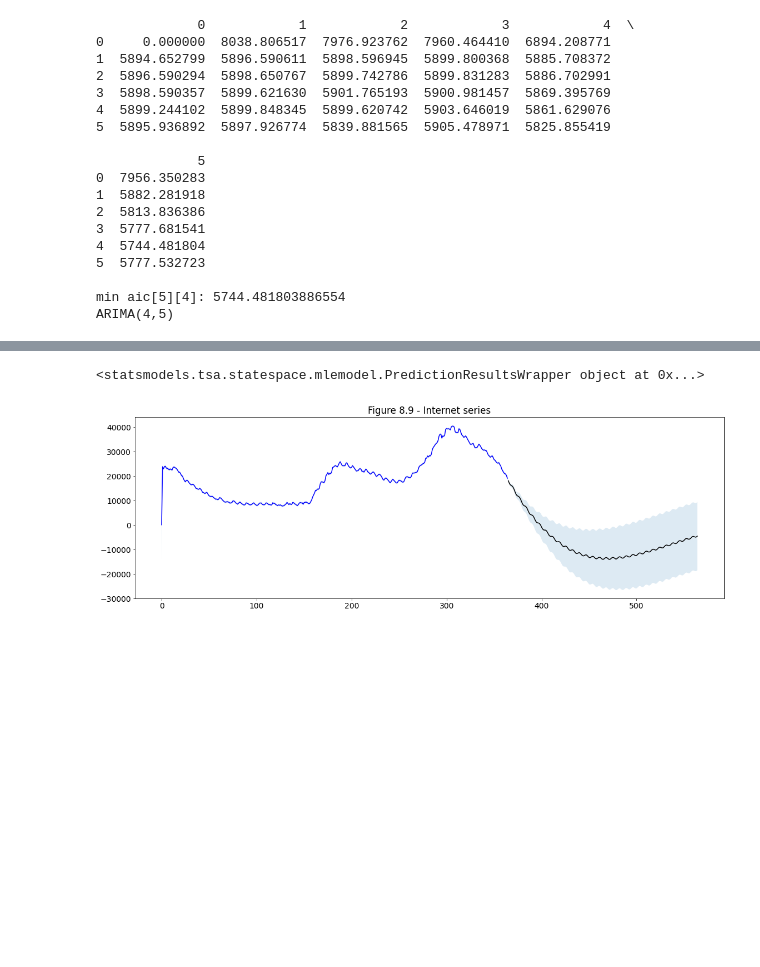
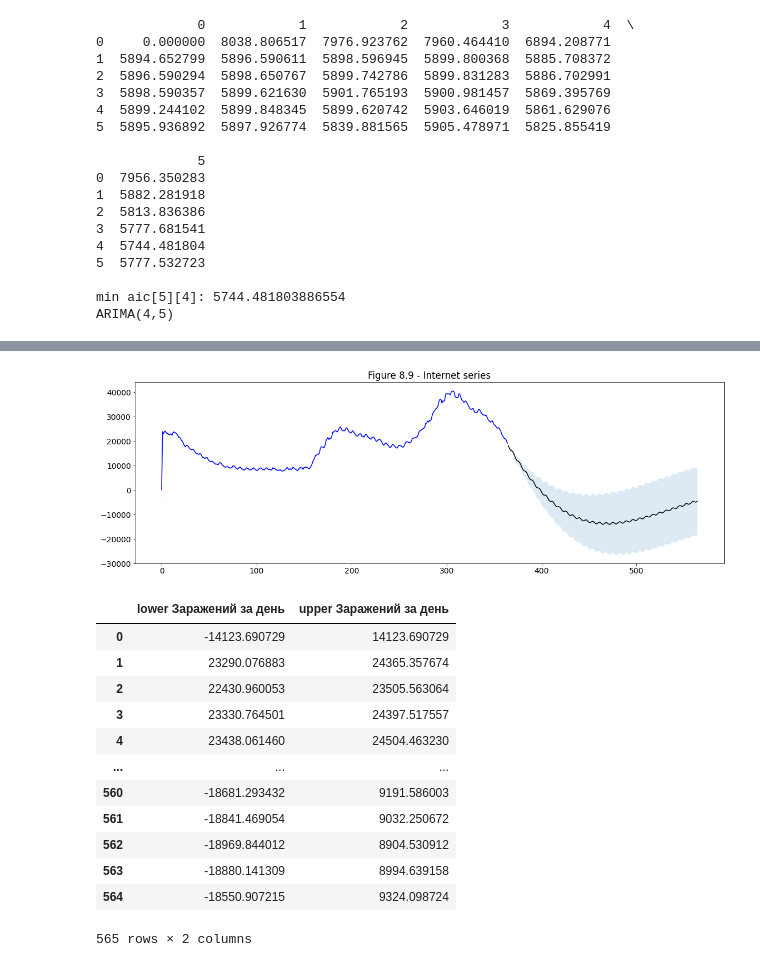
Before and after one commit to Machalkas/ts-covid, a Jupyter notebook: TS.ipynb, the cells around one changed output, grey strips where cells are left out. Cells and saved outputs as stored; diff of their text form; code cells hidden in the pictures; blank space fills up the shorter version.

```diff
--- a/TS.ipynb
+++ b/TS.ipynb
@@ -60,7 +60,8 @@ data=data.loc[data['Страна'] == "Россия"]
 data.drop("Страна",1, inplace=True)
 # data.plot(figsize=(19,4))
 y=data.loc[:,["Дата","Заражений за день"]]
-y=y.set_index(["Дата"])
+# y=y.set_index(["Дата"])
+y.index=y["Дата"]
 print(y)
 y.plot(figsize=(19,4))
 plt.show()
@@ -106,7 +107,7 @@ for p in range(6):
             continue
 
         # Estimate the model with no missing datapoints
-        mod = sm.tsa.statespace.SARIMAX(y, order=(p,0,q), enforce_invertibility=False)
+        mod = sm.tsa.statespace.SARIMAX(y["Заражений за день"], order=(p,0,q), enforce_invertibility=False)
         try:
             res = mod.fit(disp=False)
             aic_full.iloc[p,q] = res.aic
@@ -152,7 +153,7 @@ ARIMA(4,5)
 # print("min aic[%s][%s]:"%(j[0],i[0]) ,aic_miss[j[0]][i[0]])
 # print("ARIMA(%s,%s)"%(i[0],j[0]))
 # %%
-mod = sm.tsa.statespace.SARIMAX(y, order=(i[0],0,j[0]))
+mod = sm.tsa.statespace.SARIMAX(y["Заражений за день"], order=(i[0],0,j[0]))
 res = mod.fit(disp=False)
 print(res.summary())
 # %% [output]
@@ -176,20 +177,35 @@ Warnings:
 # %%
 # In-sample one-step-ahead predictions, and out-of-sample forecasts
 nforecast = 200
 predict = res.get_prediction(end=mod.nobs + nforecast)
 idx = np.arange(len(predict.predicted_mean))
 predict_ci = predict.conf_int(alpha=0.5)
 # print(predict_ci.get("lower Deaths").values)
 # Graph
 fig, ax = plt.subplots(figsize=(19,6))
 # ax.xaxis.grid()
 # ax.plot(y, 'k.')
 # Plot
 ax.plot(idx[:-nforecast], predict.predicted_mean[:-nforecast], 'blue')
 ax.plot(idx[-nforecast:], predict.predicted_mean[-nforecast:], 'black')
 ax.fill_between(idx, predict_ci.get(predict_ci.columns[0]).values, predict_ci.get(predict_ci.columns[1]).values, alpha=0.15)
 ax.set(title='Figure 8.9 - Internet series')
 plt.show()
+x=predict.predicted_mean[-nforecast:]
+x
+predict_ci
 # %% [output]
+[figure]
+|  | lower Заражений за день | upper Заражений за день |
+| 0 | -14123.690729 | 14123.690729 |
+| 1 | 23290.076883 | 24365.357674 |
+| 2 | 22430.960053 | 23505.563064 |
+| 3 | 23330.764501 | 24397.517557 |
+| 4 | 23438.061460 | 24504.463230 |
+| ... | ... | ... |
+| 560 | -18681.293432 | 9191.586003 |
+| 561 | -18841.469054 | 9032.250672 |
+| 562 | -18969.844012 | 8904.530912 |
+| 563 | -18880.141309 | 8994.639158 |
+| 564 | -18550.907215 | 9324.098724 |
-<statsmodels.tsa.statespace.mlemodel.PredictionResultsWrapper object at 0x...>
+565 rows × 2 columns
-[figure]
```
Also changed, not shown: parts of 2 cells of this notebook, 2 other files.
